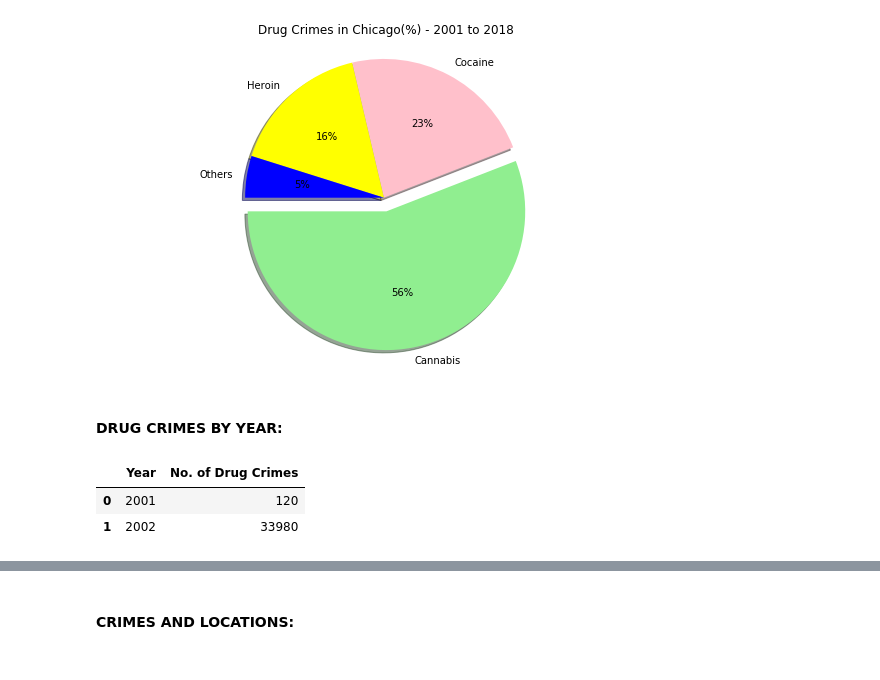
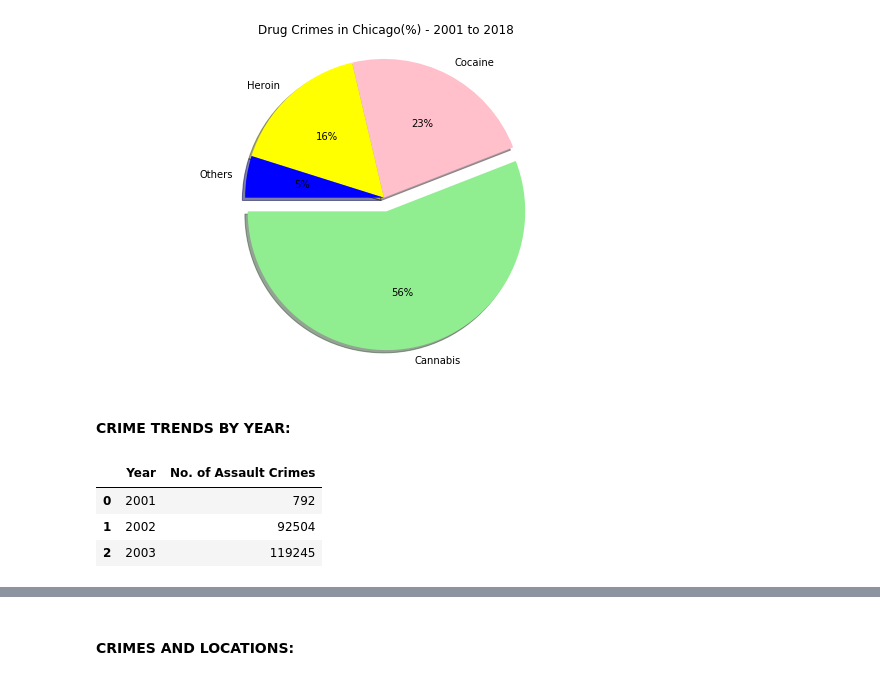
Before and after one commit to Jahmah/Chicago-Drug-Crimes-Story, a Jupyter notebook: ChicagoDrugCrimes.ipynb, the cells around one changed output, grey strips where cells are left out. Cells and saved outputs as stored; diff of their text form; code cells hidden in the pictures.

```diff
--- a/ChicagoDrugCrimes.ipynb
+++ b/ChicagoDrugCrimes.ipynb
@@ -265,17 +265,59 @@ plt.show()
 
 
 
-#### DRUG CRIMES BY YEAR:
+#### CRIME TRENDS BY YEAR:
-# %%
-# Creating a new DataFrame using both Year and Primary Type
-drugs_crime_year = pd.DataFrame({"No. of Drug Crimes":drugs_crime_df.groupby(['Year'])['Primary Type'].count()})
-
-# Reset index and sort values by Year
-drugs_crime_year = drugs_crime_year.reset_index()
-drugs_crime_year = drugs_crime_year.sort_values('Year', ascending=True)
-
-drugs_crime_year.head(2)
-# %% [output]
-|  | Year | No. of Drug Crimes |
-| 0 | 2001 | 120 |
-| 1 | 2002 | 33980 |
+# %%
+# Create dataframes all crimes except narcotics
+# Filter the data so that only those listd as 'Theft & Robbery' are in a DataFrame
+theft_crimes_df = crimes_df.loc[crimes_df["Primary Type"] == "THEFT & ROBBERY", :]
+theft_crimes_year = pd.DataFrame({"No. of Theft Crimes":theft_crimes_df.groupby(['Year'])['Primary Type'].count()})
+# Reset index and sort values by Year
+theft_crimes_year = theft_crimes_year.reset_index()
+theft_crimes_year = theft_crimes_year.sort_values('Year', ascending=True)
+
+
+# Filter the data so that only those listd as 'Assault' are in a DataFrame
+assault_crimes_df = crimes_df.loc[crimes_df["Primary Type"] == "ASSAULT", :]
+assault_crimes_year = pd.DataFrame({"No. of Assault Crimes":assault_crimes_df.groupby(['Year'])['Primary Type'].count()})
+# Reset index and sort values by Year
+assault_crimes_year = assault_crimes_year.reset_index()
+assault_crimes_year = assault_crimes_year.sort_values('Year', ascending=True)
+
+
+
+# Filter the data so that only those listd as 'Criminal Damage' are in a DataFrame
+damage_crimes_df = crimes_df.loc[crimes_df["Primary Type"] == "CRIMINAL DAMAGE", :]
+damage_crimes_year = pd.DataFrame({"No. of Damage Crimes":damage_crimes_df.groupby(['Year'])['Primary Type'].count()})
+# Reset index and sort values by Year
+damage_crimes_year = damage_crimes_year.reset_index()
+damage_crimes_year = damage_crimes_year.sort_values('Year', ascending=True)
+
+
+# Filter the data so that only those listd as 'Other Offenses' are in a DataFrame
+other_crimes_df = crimes_df.loc[crimes_df["Primary Type"] == "OTHER OFFENSES", :]
+other_crimes_year = pd.DataFrame({"No. of Other Offense Crimes":other_crimes_df.groupby(['Year'])['Primary Type'].count()})
+# Reset index and sort values by Year
+other_crimes_year = other_crimes_year.reset_index()
+other_crimes_year = other_crimes_year.sort_values('Year', ascending=True)
+
+
+# Filter the data so that only those listd as 'Sex Crimes' are in a DataFrame
+sex_crimes_df = crimes_df.loc[crimes_df["Primary Type"] == "SEX CRIMES", :]
+sex_crimes_year = pd.DataFrame({"No. of Sex Crimes":sex_crimes_df.groupby(['Year'])['Primary Type'].count()})
+# Reset index and sort values by Year
+sex_crimes_year = sex_crimes_year.reset_index()
+sex_crimes_year = sex_crimes_year.sort_values('Year', ascending=True)
+
+
+# Creating a new DataFrame using both Year and Primary Type
+drugs_crime_year = pd.DataFrame({"No. of Drug Crimes":drugs_crime_df.groupby(['Year'])['Primary Type'].count()})
+# Reset index and sort values by Year
+drugs_crime_year = drugs_crime_year.reset_index()
+drugs_crime_year = drugs_crime_year.sort_values('Year', ascending=True)
+
+assault_crimes_year.head(3)
+# %% [output]
+|  | Year | No. of Assault Crimes |
+| 0 | 2001 | 792 |
+| 1 | 2002 | 92504 |
+| 2 | 2003 | 119245 |
```
Also changed, not shown: parts of 2 cells of this notebook, 2 other files.
